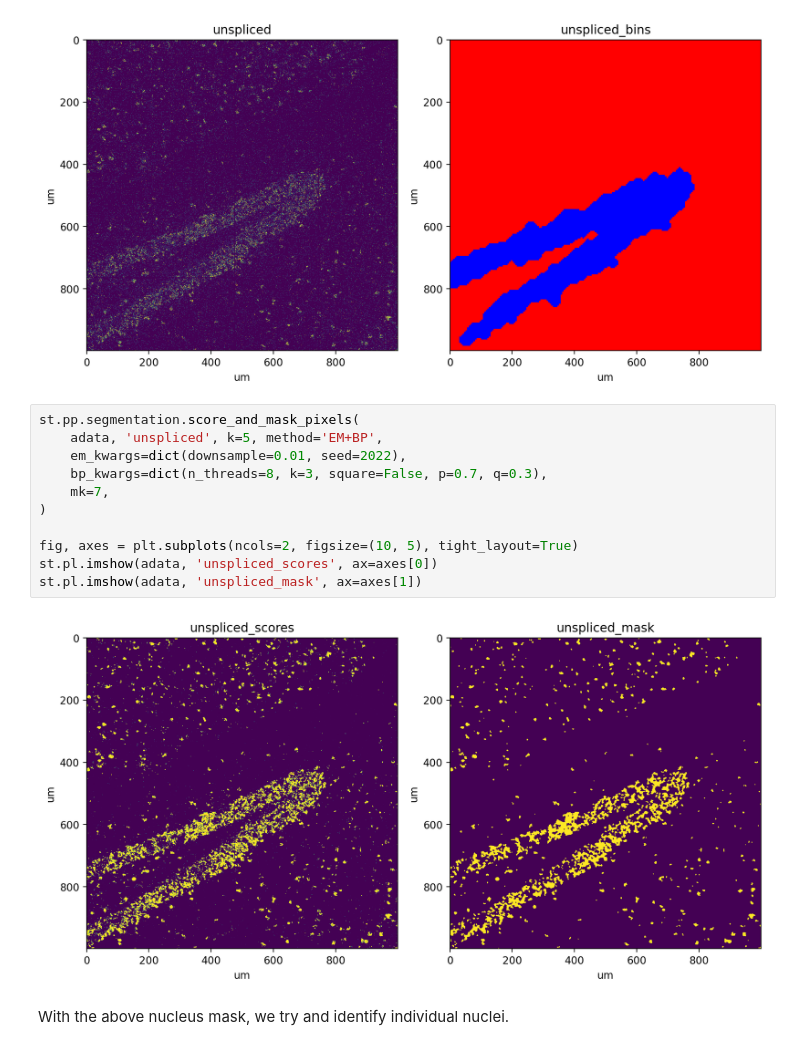
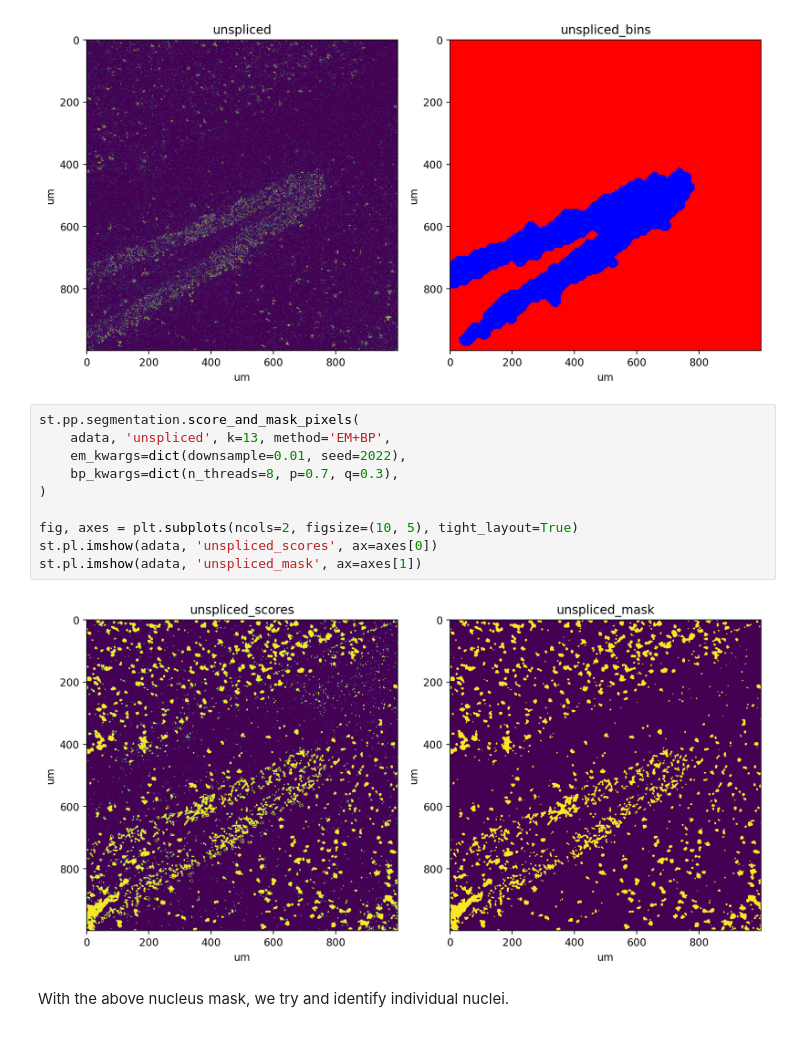
Before and after one commit to aristoteleo/spateo-notebooks, a Jupyter notebook: segmentation/rna_segmentation.ipynb, the cells around one changed output. Cells and saved outputs as stored; diff of their text form.

```diff
--- a/segmentation/rna_segmentation.ipynb
+++ b/segmentation/rna_segmentation.ipynb
@@ -47,17 +44,16 @@ st.pl.imshow(adata, 'unspliced_bins', ax=axes[1], labels=True)
 [figure]
 # %%
 st.pp.segmentation.score_and_mask_pixels(
-    adata, 'unspliced', k=5, method='EM+BP',
+    adata, 'unspliced', k=13, method='EM+BP',
     em_kwargs=dict(downsample=0.01, seed=2022),
-    bp_kwargs=dict(n_threads=8, k=3, square=False, p=0.7, q=0.3),
-    mk=7,
+    bp_kwargs=dict(n_threads=8, p=0.7, q=0.3),
 )
 
 fig, axes = plt.subplots(ncols=2, figsize=(10, 5), tight_layout=True)
 st.pl.imshow(adata, 'unspliced_scores', ax=axes[0])
 st.pl.imshow(adata, 'unspliced_mask', ax=axes[1])
 # %% [output]
-[figure, old version]
+[figure, new version]
 # %% [markdown]
 With the above nucleus mask, we try and identify individual nuclei.
 # %%
```
Also changed, not shown: parts of 5 cells of this notebook, 1 other file.
